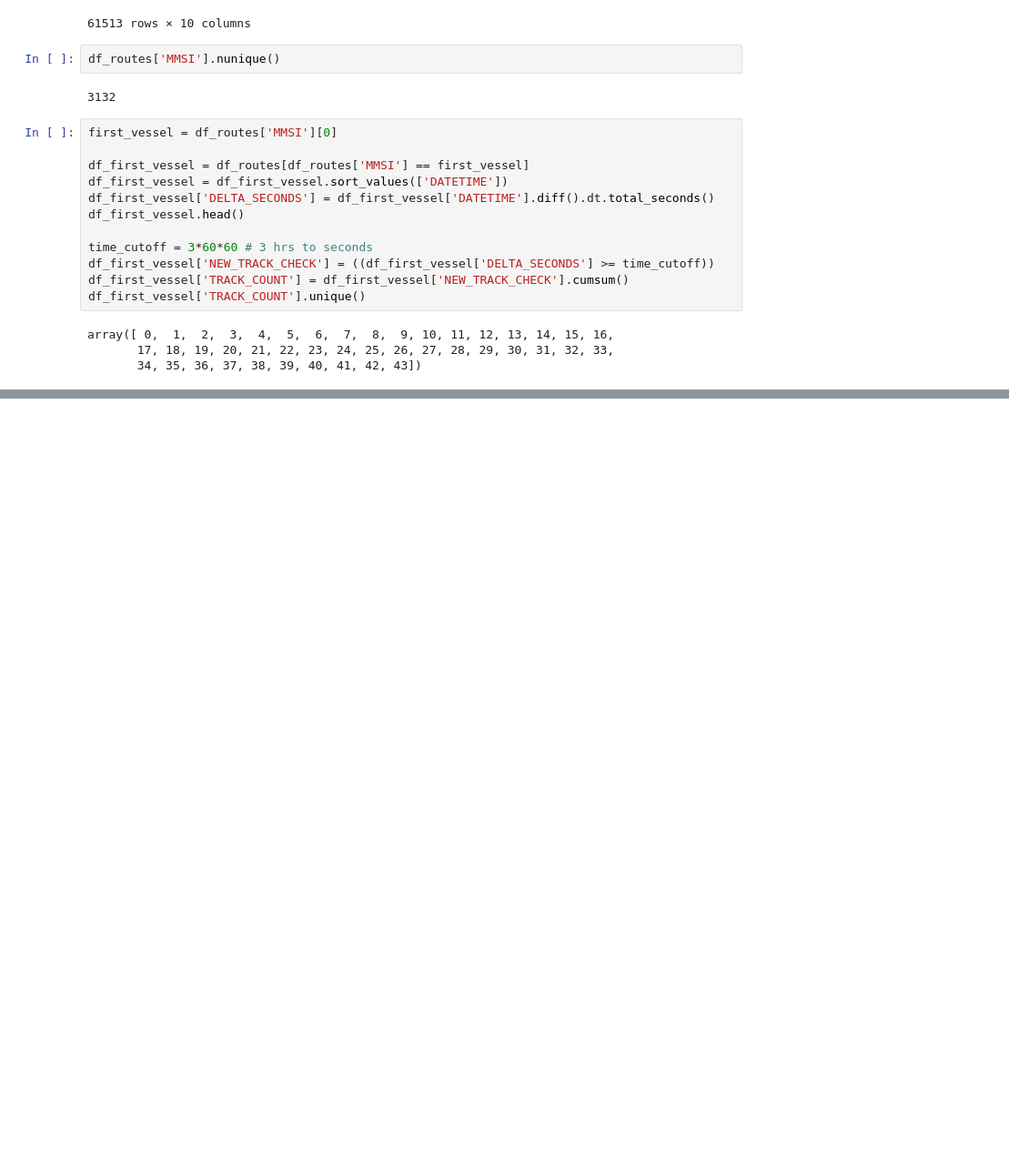
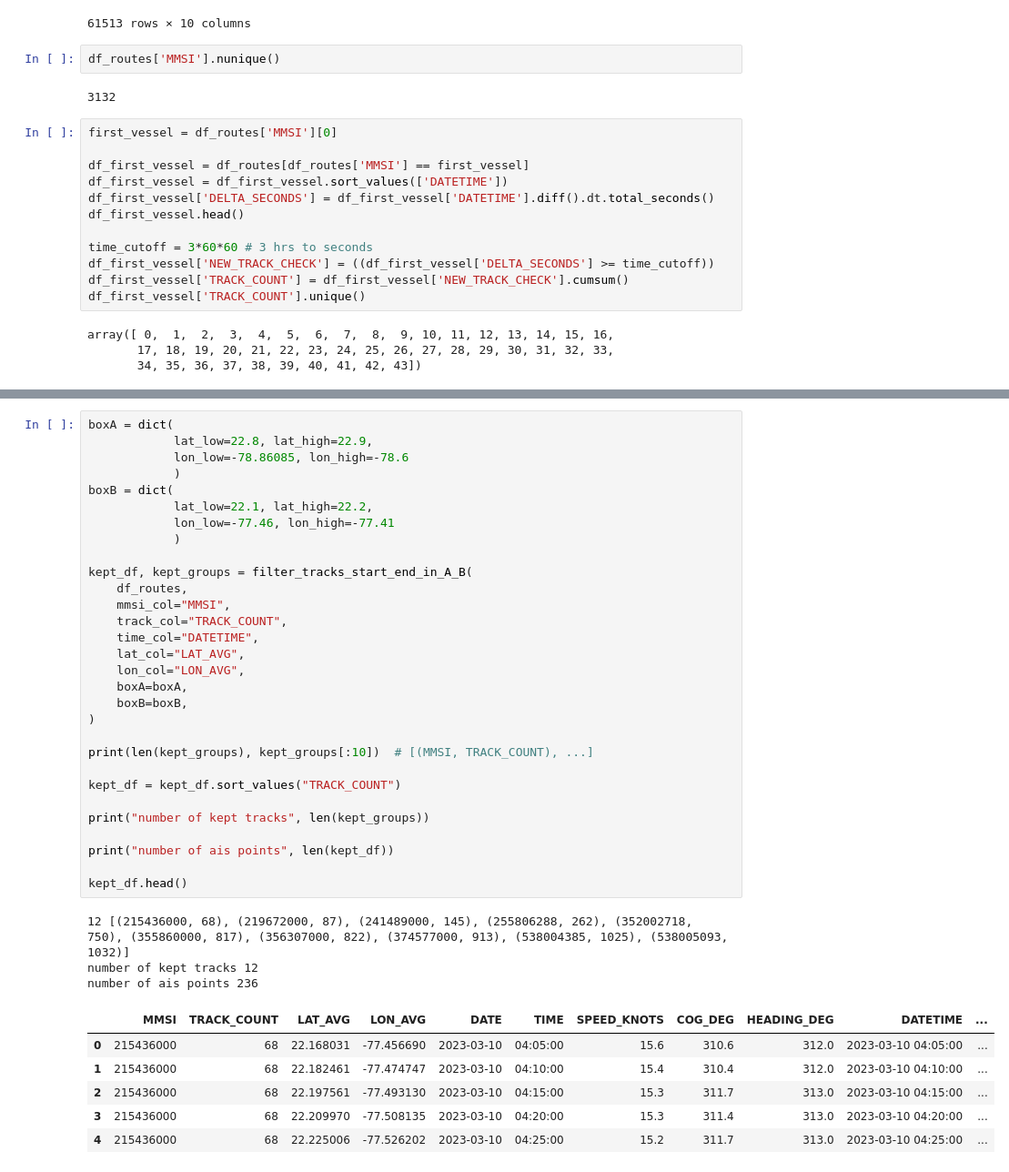
Before and after one commit to JSCshir/Vessel-Traj-Capstone, a Jupyter notebook: obc_tanker_cargo_routes.ipynb, the cells around one changed output, grey strips where cells are left out. Shown at 91% size. Drawn from its saved outputs; the diff is of its cells as text; blank space fills up the shorter version.

```diff
--- a/obc_tanker_cargo_routes.ipynb
+++ b/obc_tanker_cargo_routes.ipynb
@@ -550,0 +563,40 @@ print(len(kept_tracks), kept_tracks[:10])
+# %%
+boxA = dict(
+            lat_low=22.8, lat_high=22.9,
+            lon_low=-78.86085, lon_high=-78.6
+            )
+boxB = dict(
+            lat_low=22.1, lat_high=22.2,
+            lon_low=-77.46, lon_high=-77.41
+            )
+
+kept_df, kept_groups = filter_tracks_start_end_in_A_B(
+    df_routes,
+    mmsi_col="MMSI",
+    track_col="TRACK_COUNT",
+    time_col="DATETIME",
+    lat_col="LAT_AVG",
+    lon_col="LON_AVG",
+    boxA=boxA,
+    boxB=boxB,
+)
+
+print(len(kept_groups), kept_groups[:10])  # [(MMSI, TRACK_COUNT), ...]
+
+kept_df = kept_df.sort_values("TRACK_COUNT")
+
+print("number of kept tracks", len(kept_groups))
+
+print("number of ais points", len(kept_df))
+
+kept_df.head()
+# %% [output]
+12 [(215436000, 68), (219672000, 87), (241489000, 145), (255806288, 262), (352002718, 750), (355860000, 817), (356307000, 822), (374577000, 913), (538004385, 1025), (538005093, 1032)]
+number of kept tracks 12
+number of ais points 236
+|  | MMSI | TRACK_COUNT | LAT_AVG | LON_AVG | DATE | TIME | SPEED_KNOTS | COG_DEG | HEADING_DEG | DATETIME | ... |
+| 0 | 215436000 | 68 | 22.168031 | -77.456690 | 2023-03-10 | 04:05:00 | 15.6 | 310.6 | 312.0 | 2023-03-10 04:05:00 | ... |
+| 1 | 215436000 | 68 | 22.182461 | -77.474747 | 2023-03-10 | 04:10:00 | 15.4 | 310.4 | 312.0 | 2023-03-10 04:10:00 | ... |
+| 2 | 215436000 | 68 | 22.197561 | -77.493130 | 2023-03-10 | 04:15:00 | 15.3 | 311.7 | 313.0 | 2023-03-10 04:15:00 | ... |
+| 3 | 215436000 | 68 | 22.209970 | -77.508135 | 2023-03-10 | 04:20:00 | 15.3 | 311.4 | 313.0 | 2023-03-10 04:20:00 | ... |
+| 4 | 215436000 | 68 | 22.225006 | -77.526202 | 2023-03-10 | 04:25:00 | 15.2 | 311.7 | 313.0 | 2023-03-10 04:25:00 | ... |
```
Also changed, not shown: parts of 17 cells of this notebook, 1 other file.
